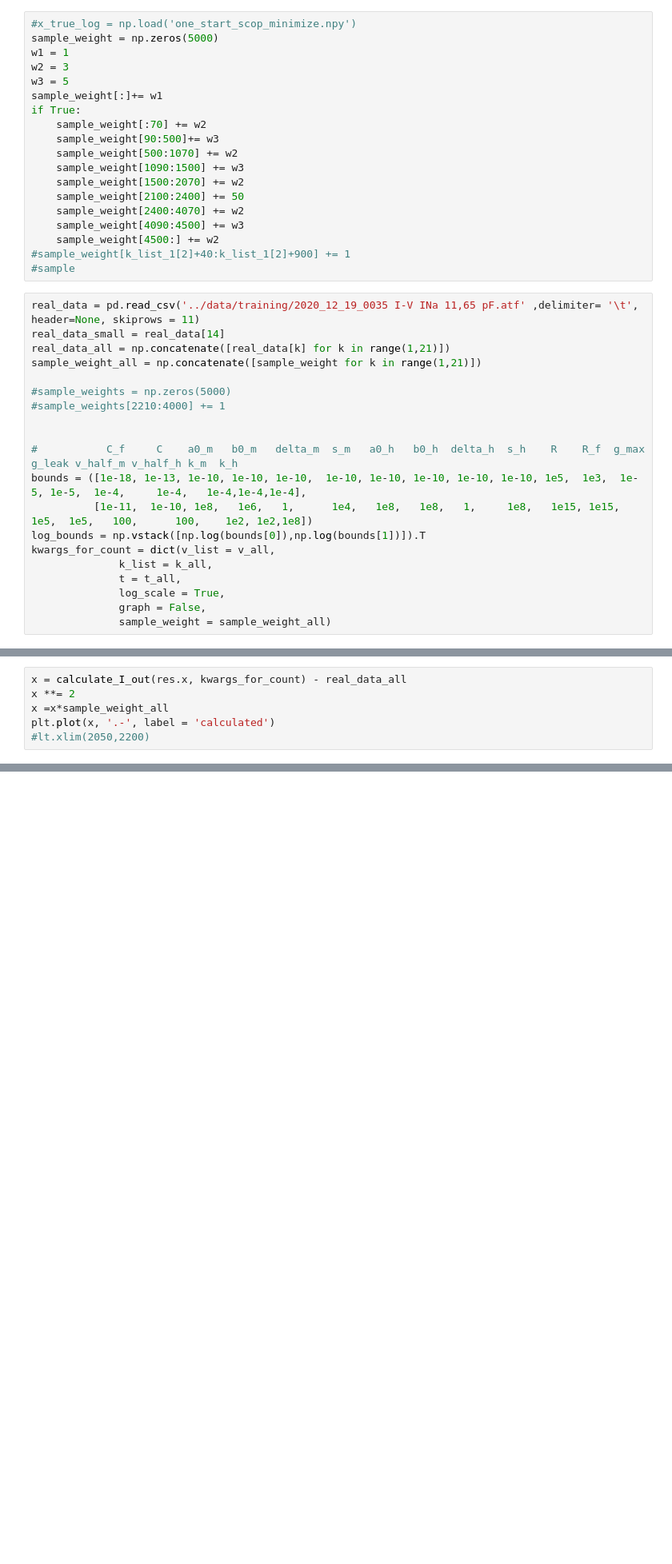
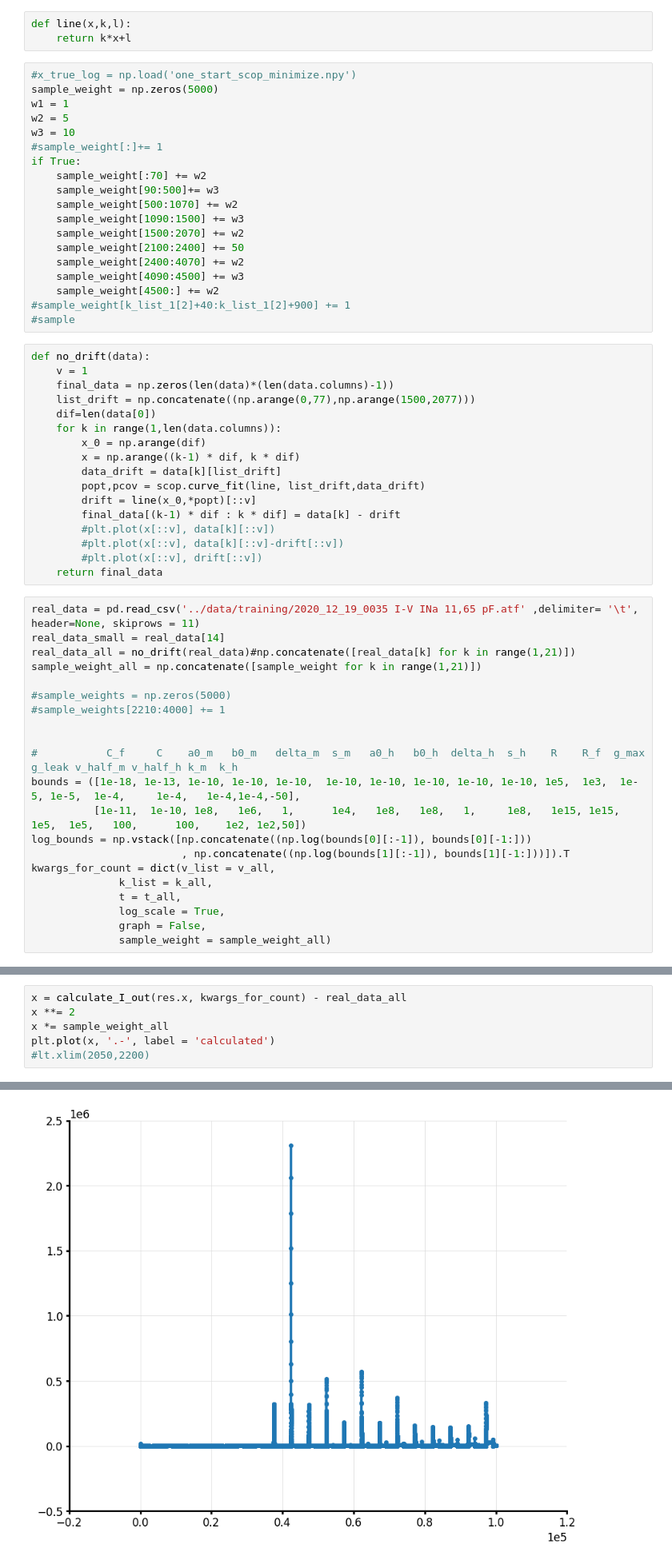
Before and after one commit to humanphysiologylab/INa_full_trace, a Jupyter notebook: notebooks/global_optimization.ipynb, the cells around one changed output, grey strips where cells are left out. Shown at 80% size. Cells and saved outputs as stored; diff of their text form; blank space fills up the shorter version.

```diff
--- a/notebooks/global_optimization.ipynb
+++ b/notebooks/global_optimization.ipynb
@@ -307,10 +327,13 @@ plt.plot(data, '--')
+# %%
+def line(x,k,l):
+    return k*x+l
 # %%
 #x_true_log = np.load('one_start_scop_minimize.npy')
 sample_weight = np.zeros(5000)
 w1 = 1
-w2 = 3
-w3 = 5
-sample_weight[:]+= w1
+w2 = 5
+w3 = 10
+#sample_weight[:]+= 1
 if True:
     sample_weight[:70] += w2
     sample_weight[90:500]+= w3
@@ -323,10 +346,27 @@ if True:
     sample_weight[4500:] += w2
 #sample_weight[k_list_1[2]+40:k_list_1[2]+900] += 1
 #sample
+# %%
+def no_drift(data):
+    v = 1
+    final_data = np.zeros(len(data)*(len(data.columns)-1))
+    list_drift = np.concatenate((np.arange(0,77),np.arange(1500,2077)))
+    dif=len(data[0])
+    for k in range(1,len(data.columns)):
+        x_0 = np.arange(dif)
+        x = np.arange((k-1) * dif, k * dif)
+        data_drift = data[k][list_drift]
+        popt,pcov = scop.curve_fit(line, list_drift,data_drift)
+        drift = line(x_0,*popt)[::v]
+        final_data[(k-1) * dif : k * dif] = data[k] - drift
+        #plt.plot(x[::v], data[k][::v])
+        #plt.plot(x[::v], data[k][::v]-drift[::v])
+        #plt.plot(x[::v], drift[::v])
+    return final_data
 # %%
 real_data = pd.read_csv('../data/training/2020_12_19_0035 I-V INa 11,65 pF.atf' ,delimiter= '\t', header=None, skiprows = 11)
 real_data_small = real_data[14]
-real_data_all = np.concatenate([real_data[k] for k in range(1,21)])
+real_data_all = no_drift(real_data)#np.concatenate([real_data[k] for k in range(1,21)])
 sample_weight_all = np.concatenate([sample_weight for k in range(1,21)])
 
 #sample_weights = np.zeros(5000)
@@ -334,9 +374,10 @@ sample_weight_all = np.concatenate([sample_weight for k in range(1,21)])
 
 
 #           C_f     C    a0_m   b0_m   delta_m  s_m   a0_h   b0_h  delta_h  s_h    R    R_f  g_max  g_leak v_half_m v_half_h k_m  k_h
-bounds = ([1e-18, 1e-13, 1e-10, 1e-10, 1e-10,  1e-10, 1e-10, 1e-10, 1e-10, 1e-10, 1e5,  1e3,  1e-5, 1e-5,  1e-4,     1e-4,   1e-4,1e-4,1e-4],
-          [1e-11,  1e-10, 1e8,   1e6,   1,      1e4,   1e8,   1e8,   1,     1e8,   1e15, 1e15, 1e5,  1e5,   100,      100,    1e2, 1e2,1e8])
-log_bounds = np.vstack([np.log(bounds[0]),np.log(bounds[1])]).T
+bounds = ([1e-18, 1e-13, 1e-10, 1e-10, 1e-10,  1e-10, 1e-10, 1e-10, 1e-10, 1e-10, 1e5,  1e3,  1e-5, 1e-5,  1e-4,     1e-4,   1e-4,1e-4,-50],
+          [1e-11,  1e-10, 1e8,   1e6,   1,      1e4,   1e8,   1e8,   1,     1e8,   1e15, 1e15, 1e5,  1e5,   100,      100,    1e2, 1e2,50])
+log_bounds = np.vstack([np.concatenate((np.log(bounds[0][:-1]), bounds[0][-1:]))
+                        , np.concatenate((np.log(bounds[1][:-1]), bounds[1][-1:]))]).T
 kwargs_for_count = dict(v_list = v_all,
               k_list = k_all,
               t = t_all,
@@ -360,6 +408,7 @@ plt.legend()
 # %%
 x = calculate_I_out(res.x, kwargs_for_count) - real_data_all
 x **= 2
-x =x*sample_weight_all
+x *= sample_weight_all
 plt.plot(x, '.-', label = 'calculated')
 #lt.xlim(2050,2200)
+# %% [output]
@@ -366,3 +416,4 @@ plt.plot(x, '.-', label = 'calculated')
+[figure, added]
 # %%
 np.sqrt(x.mean())
 # %%
```
Also changed, not shown: parts of 18 cells of this notebook.
